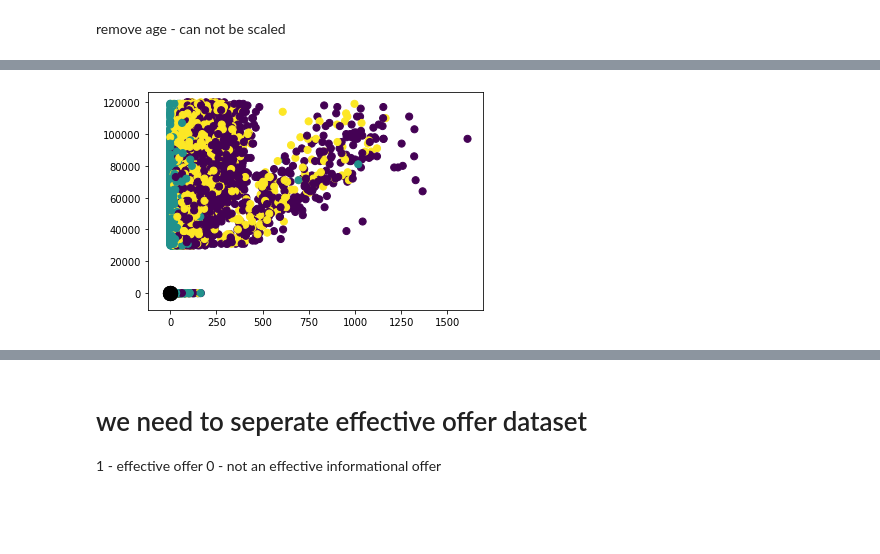
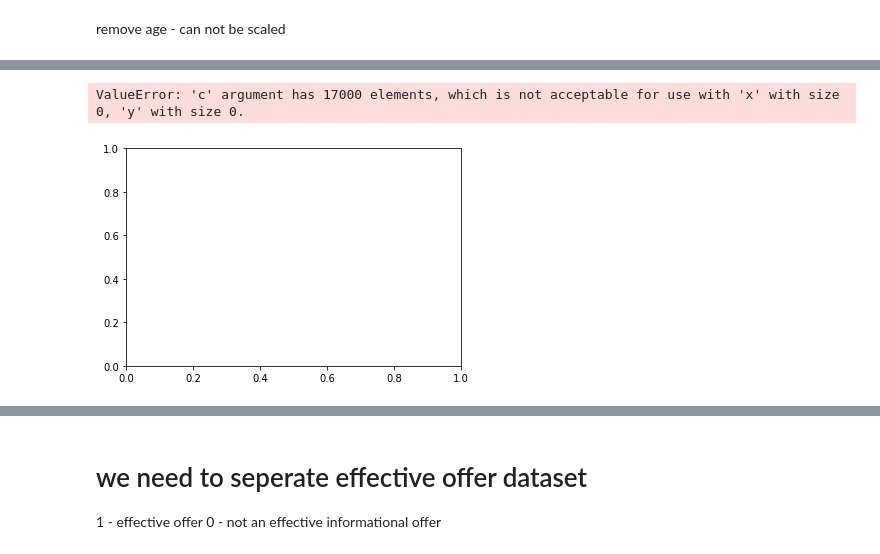
Before and after one commit to sharvaridhote/DataScience-Capstone-Udacity, a Jupyter notebook: Starbuck_Challange_Capstone_final.ipynb, the cells around one changed output, grey strips where cells are left out. Saved outputs shown, nothing was run; the diff lists cells and outputs as text; code cells hidden in the pictures; blank space fills up the shorter version.

```diff
--- a/Starbuck_Challange_Capstone_final.ipynb
+++ b/Starbuck_Challange_Capstone_final.ipynb
@@ -635,6 +650,7 @@ offer_completed=offer_completed.fillna(0)
 offer_completed.rename_axis(None, axis=1,inplace =True)
 offer_completed['total_offer_completed'] = offer_completed['bogo'] + offer_completed['discount']
 offer_completed.rename(columns={'bogo':'offer_completed_bogo', 'discount':'offer_completed_discount'}, inplace =True)
+offer_completed['reward_offered'] = df_temp['reward_given'] - df_temp['difficulty']
 # %%
 #count ho many offers viewed by each customer
 offer_viewed =df_temp[df_temp['event']=='offer viewed'].groupby('customer_id').offer_type.value_counts().unstack()
@@ -750,7 +741,7 @@ final_customer_df.head()
 5 rows × 29 columns
 # %%
 final_customer_df= pd.concat([final_customer_df, pd.get_dummies(final_customer_df['gender'])], axis= 1)
-final_customer_df.drop(columns=['customer_id','year','gender'],inplace=True)
+final_customer_df.drop(columns=['customer_id','year'],inplace=True)
 # %%
 #final_customer_df.drop(columns=['gender'],inplace=True)
 final_customer_df.fillna(0,inplace=True)
@@ -835,3 +796,7 @@ plt.show()
+# %%
+final_customer_df['gender'] = final_customer_df['gender'].map({1:'M', 2:'F', 3:'O'})
+# %%
+final_customer_df.fillna(0,inplace=True)
 # %%
 from sklearn.cluster import KMeans
 from sklearn.preprocessing import StandardScaler
@@ -974,8 +1006,8 @@ TypeError: '(array([False, False, False, ..., False, False, False]), 0)' is an i
 # %%
-cluster_assigned['total_transaction_amount'][:,1]
-plt.scatter(cluster_assigned['total_transaction_amount'], cluster_assigned['income'], c=km_1n, s=50, cmap='viridis',label= cluster_assigned['cluster_label'])
+sns.scatterplot(cluster_assigned['age'], cluster_assigned['total_offer_completed'], c=km_1n, s=50, cmap='viridis',label= cluster_assigned['cluster_label'])
 
 centers = kmeans.cluster_centers_
 plt.scatter(centers[:, 0], centers[:, 1], c='black', s=200, alpha=0.5);
 # %% [output]
+ValueError: 'c' argument has 17000 elements, which is not acceptable for use with 'x' with size 0, 'y' with size 0.
-[figure, old version]
+[figure, new version]
```
Also changed, not shown: parts of 102 cells of this notebook, 1 other file.
